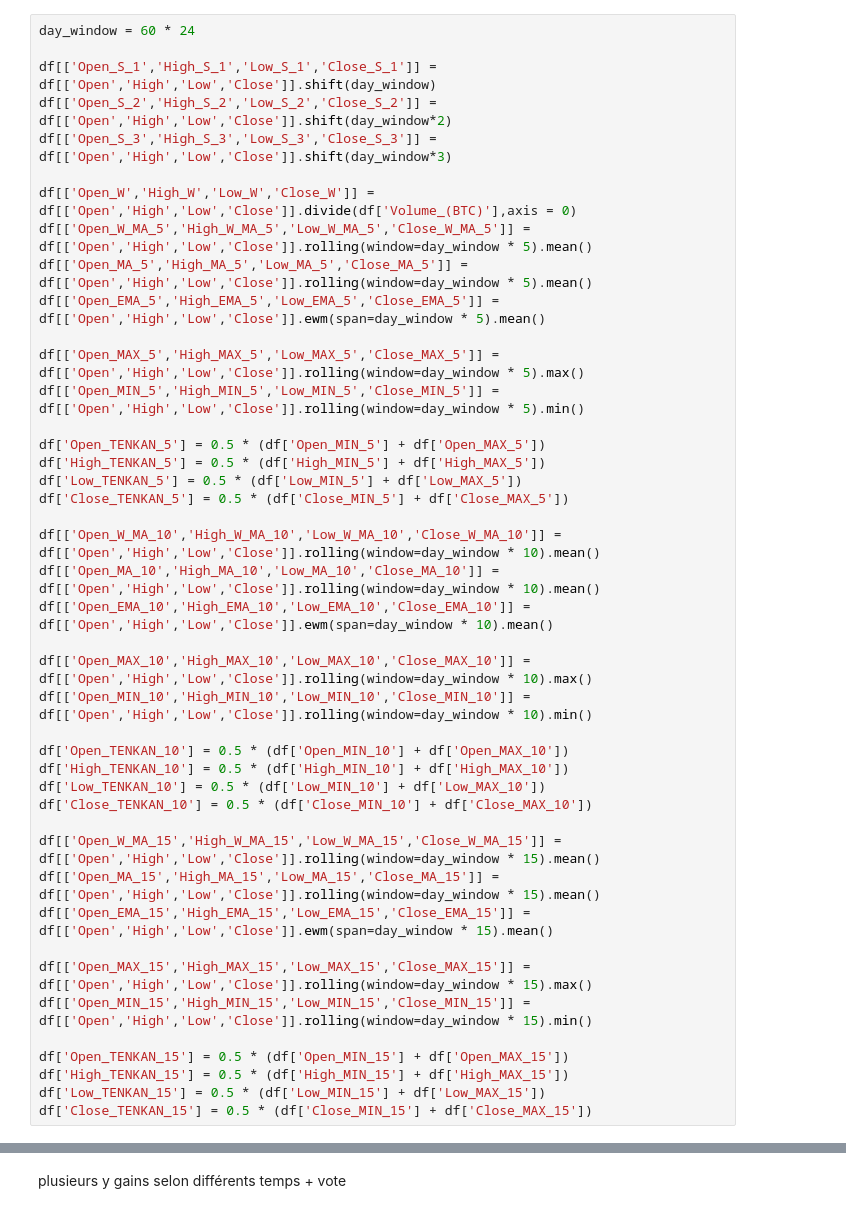
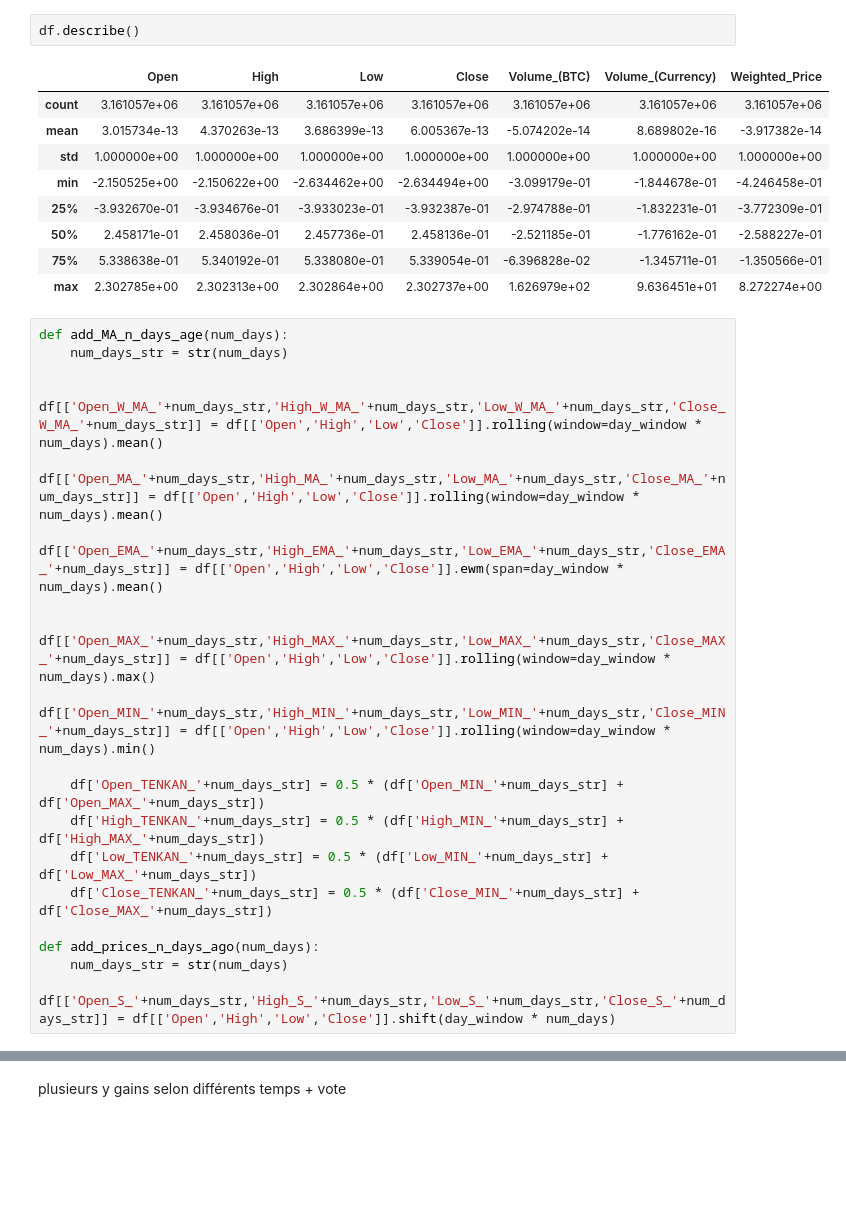
Before and after one commit to QuentinBacuet/DS_in_Practice, a Jupyter notebook: Crypto.ipynb, the cells around one changed output, grey strips where cells are left out. Drawn from its saved outputs; the diff is of its cells as text; blank space fills up the shorter version.

```diff
--- a/Crypto.ipynb
+++ b/Crypto.ipynb
@@ -47,44 +48,32 @@ df[['Open','High','Low','Close']] = df[['Open','High','Low','Close']].apply(lamb
 df = (df-df.mean())/df.std()
-# %%
-day_window = 60 * 24
-
-df[['Open_S_1','High_S_1','Low_S_1','Close_S_1']] = df[['Open','High','Low','Close']].shift(day_window)
-df[['Open_S_2','High_S_2','Low_S_2','Close_S_2']] = df[['Open','High','Low','Close']].shift(day_window*2)
-df[['Open_S_3','High_S_3','Low_S_3','Close_S_3']] = df[['Open','High','Low','Close']].shift(day_window*3)
-
-df[['Open_W','High_W','Low_W','Close_W']] = df[['Open','High','Low','Close']].divide(df['Volume_(BTC)'],axis = 0)
-df[['Open_W_MA_5','High_W_MA_5','Low_W_MA_5','Close_W_MA_5']] = df[['Open','High','Low','Close']].rolling(window=day_window * 5).mean()
-df[['Open_MA_5','High_MA_5','Low_MA_5','Close_MA_5']] = df[['Open','High','Low','Close']].rolling(window=day_window * 5).mean()
-df[['Open_EMA_5','High_EMA_5','Low_EMA_5','Close_EMA_5']] = df[['Open','High','Low','Close']].ewm(span=day_window * 5).mean()
-
-df[['Open_MAX_5','High_MAX_5','Low_MAX_5','Close_MAX_5']] = df[['Open','High','Low','Close']].rolling(window=day_window * 5).max()
-df[['Open_MIN_5','High_MIN_5','Low_MIN_5','Close_MIN_5']] = df[['Open','High','Low','Close']].rolling(window=day_window * 5).min()
-
-df['Open_TENKAN_5'] = 0.5 * (df['Open_MIN_5'] + df['Open_MAX_5'])
-df['High_TENKAN_5'] = 0.5 * (df['High_MIN_5'] + df['High_MAX_5'])
-df['Low_TENKAN_5'] = 0.5 * (df['Low_MIN_5'] + df['Low_MAX_5'])
-df['Close_TENKAN_5'] = 0.5 * (df['Close_MIN_5'] + df['Close_MAX_5'])
-
-df[['Open_W_MA_10','High_W_MA_10','Low_W_MA_10','Close_W_MA_10']] = df[['Open','High','Low','Close']].rolling(window=day_window * 10).mean()
-df[['Open_MA_10','High_MA_10','Low_MA_10','Close_MA_10']] = df[['Open','High','Low','Close']].rolling(window=day_window * 10).mean()
-df[['Open_EMA_10','High_EMA_10','Low_EMA_10','Close_EMA_10']] = df[['Open','High','Low','Close']].ewm(span=day_window * 10).mean()
-
-df[['Open_MAX_10','High_MAX_10','Low_MAX_10','Close_MAX_10']] = df[['Open','High','Low','Close']].rolling(window=day_window * 10).max()
-df[['Open_MIN_10','High_MIN_10','Low_MIN_10','Close_MIN_10']] = df[['Open','High','Low','Close']].rolling(window=day_window * 10).min()
-
-df['Open_TENKAN_10'] = 0.5 * (df['Open_MIN_10'] + df['Open_MAX_10'])
-df['High_TENKAN_10'] = 0.5 * (df['High_MIN_10'] + df['High_MAX_10'])
-df['Low_TENKAN_10'] = 0.5 * (df['Low_MIN_10'] + df['Low_MAX_10'])
-df['Close_TENKAN_10'] = 0.5 * (df['Close_MIN_10'] + df['Close_MAX_10'])
-
-df[['Open_W_MA_15','High_W_MA_15','Low_W_MA_15','Close_W_MA_15']] = df[['Open','High','Low','Close']].rolling(window=day_window * 15).mean()
-df[['Open_MA_15','High_MA_15','Low_MA_15','Close_MA_15']] = df[['Open','High','Low','Close']].rolling(window=day_window * 15).mean()
-df[['Open_EMA_15','High_EMA_15','Low_EMA_15','Close_EMA_15']] = df[['Open','High','Low','Close']].ewm(span=day_window * 15).mean()
-
-df[['Open_MAX_15','High_MAX_15','Low_MAX_15','Close_MAX_15']] = df[['Open','High','Low','Close']].rolling(window=day_window * 15).max()
-df[['Open_MIN_15','High_MIN_15','Low_MIN_15','Close_MIN_15']] = df[['Open','High','Low','Close']].rolling(window=day_window * 15).min()
-
-df['Open_TENKAN_15'] = 0.5 * (df['Open_MIN_15'] + df['Open_MAX_15'])
-df['High_TENKAN_15'] = 0.5 * (df['High_MIN_15'] + df['High_MAX_15'])
-df['Low_TENKAN_15'] = 0.5 * (df['Low_MIN_15'] + df['Low_MAX_15'])
-df['Close_TENKAN_15'] = 0.5 * (df['Close_MIN_15'] + df['Close_MAX_15'])
+# %%
+df.describe()
+# %% [output]
+|  | Open | High | Low | Close | Volume_(BTC) | Volume_(Currency) | Weighted_Price |
+| count | 3.161057e+06 | 3.161057e+06 | 3.161057e+06 | 3.161057e+06 | 3.161057e+06 | 3.161057e+06 | 3.161057e+06 |
+| mean | 3.015734e-13 | 4.370263e-13 | 3.686399e-13 | 6.005367e-13 | -5.074202e-14 | 8.689802e-16 | -3.917382e-14 |
+| std | 1.000000e+00 | 1.000000e+00 | 1.000000e+00 | 1.000000e+00 | 1.000000e+00 | 1.000000e+00 | 1.000000e+00 |
+| min | -2.150525e+00 | -2.150622e+00 | -2.634462e+00 | -2.634494e+00 | -3.099179e-01 | -1.844678e-01 | -4.246458e-01 |
+| 25% | -3.932670e-01 | -3.934676e-01 | -3.933023e-01 | -3.932387e-01 | -2.974788e-01 | -1.832231e-01 | -3.772309e-01 |
+| 50% | 2.458171e-01 | 2.458036e-01 | 2.457736e-01 | 2.458136e-01 | -2.521185e-01 | -1.776162e-01 | -2.588227e-01 |
+| 75% | 5.338638e-01 | 5.340192e-01 | 5.338080e-01 | 5.339054e-01 | -6.396828e-02 | -1.345711e-01 | -1.350566e-01 |
+| max | 2.302785e+00 | 2.302313e+00 | 2.302864e+00 | 2.302737e+00 | 1.626979e+02 | 9.636451e+01 | 8.272274e+00 |
+# %%
+def add_MA_n_days_age(num_days):
+    num_days_str = str(num_days)
+
+    df[['Open_W_MA_'+num_days_str,'High_W_MA_'+num_days_str,'Low_W_MA_'+num_days_str,'Close_W_MA_'+num_days_str]] = df[['Open','High','Low','Close']].rolling(window=day_window * num_days).mean()
+    df[['Open_MA_'+num_days_str,'High_MA_'+num_days_str,'Low_MA_'+num_days_str,'Close_MA_'+num_days_str]] = df[['Open','High','Low','Close']].rolling(window=day_window * num_days).mean()
+    df[['Open_EMA_'+num_days_str,'High_EMA_'+num_days_str,'Low_EMA_'+num_days_str,'Close_EMA_'+num_days_str]] = df[['Open','High','Low','Close']].ewm(span=day_window * num_days).mean()
+
+    df[['Open_MAX_'+num_days_str,'High_MAX_'+num_days_str,'Low_MAX_'+num_days_str,'Close_MAX_'+num_days_str]] = df[['Open','High','Low','Close']].rolling(window=day_window * num_days).max()
+    df[['Open_MIN_'+num_days_str,'High_MIN_'+num_days_str,'Low_MIN_'+num_days_str,'Close_MIN_'+num_days_str]] = df[['Open','High','Low','Close']].rolling(window=day_window * num_days).min()
+
+    df['Open_TENKAN_'+num_days_str] = 0.5 * (df['Open_MIN_'+num_days_str] + df['Open_MAX_'+num_days_str])
+    df['High_TENKAN_'+num_days_str] = 0.5 * (df['High_MIN_'+num_days_str] + df['High_MAX_'+num_days_str])
+    df['Low_TENKAN_'+num_days_str] = 0.5 * (df['Low_MIN_'+num_days_str] + df['Low_MAX_'+num_days_str])
+    df['Close_TENKAN_'+num_days_str] = 0.5 * (df['Close_MIN_'+num_days_str] + df['Close_MAX_'+num_days_str])
+
+def add_prices_n_days_ago(num_days):
+    num_days_str = str(num_days)
+    df[['Open_S_'+num_days_str,'High_S_'+num_days_str,'Low_S_'+num_days_str,'Close_S_'+num_days_str]] = df[['Open','High','Low','Close']].shift(day_window * num_days)
```
Also changed, not shown: parts of 10 cells of this notebook, 2 other files.
